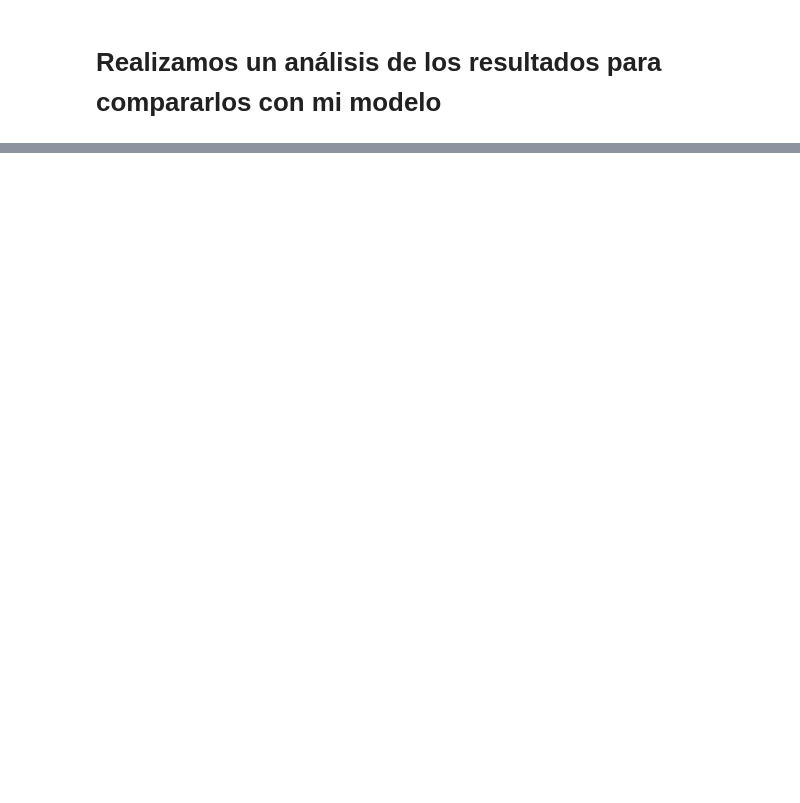
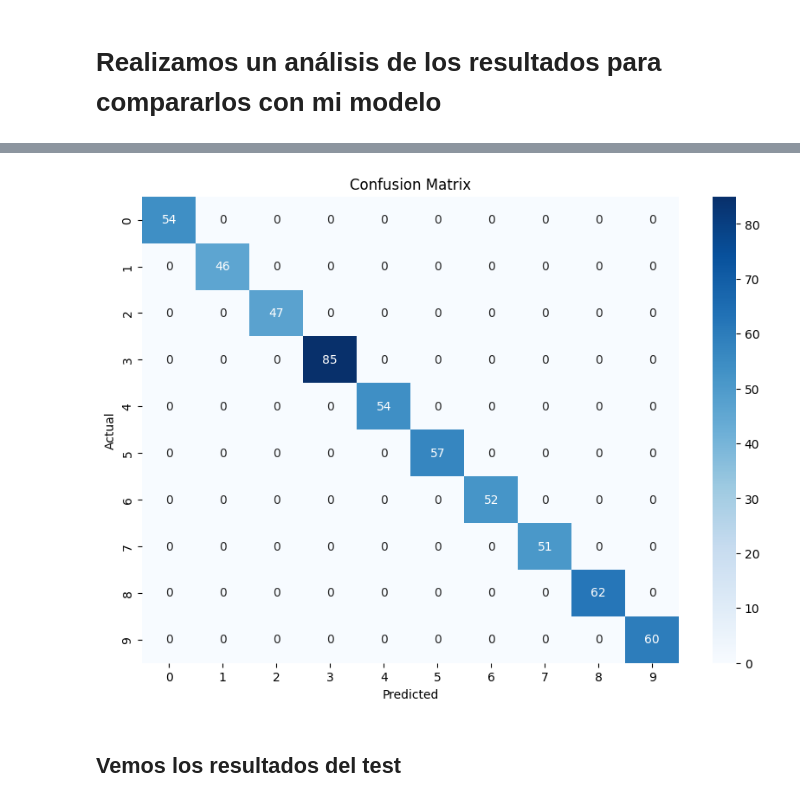
Before and after one commit to 00sen/JuliaLinearRegressionProject, a Jupyter notebook: dam-python.ipynb, the cells around one changed output, grey strips where cells are left out. Drawn from its saved outputs; the diff is of its cells as text; code cells hidden in the pictures; blank space fills up the shorter version.

```diff
--- a/dam-python.ipynb
+++ b/dam-python.ipynb
@@ -153,0 +118,11 @@ Name: vehicle, dtype: int8
+# %%
+y_train_pred = model.predict(x_train)
+accuracy_train = accuracy_score(y_train, y_train_pred)
+confusion_matrix_train = confusion_matrix(y_train, y_train_pred)
+report_train = classification_report(y_train, y_train_pred)
+
+print(f'Precisión: {accuracy_train}')
+print("-------------------------")
+print('Matriz de Confusión:\n', confusion_matrix_train)
+print("-------------------------")
+print('Reporte de Clasificación:\n', report_train)
@@ -153,0 +147,12 @@ Name: vehicle, dtype: int8
+# %%
+# Graficar la matriz de confusión
+plt.figure(figsize=(10, 7))
+sns.heatmap(confusion_matrix_train, annot=True, fmt='d', cmap='Blues', xticklabels=model.classes_, yticklabels=model.classes_)
+plt.xlabel('Predicted')
+plt.ylabel('Actual')
+plt.title('Confusion Matrix')
+plt.show()
+# %% [output]
+[figure, added]
+# %% [markdown]
+## Vemos los resultados del test
```
Also changed, not shown: parts of 12 cells of this notebook.
